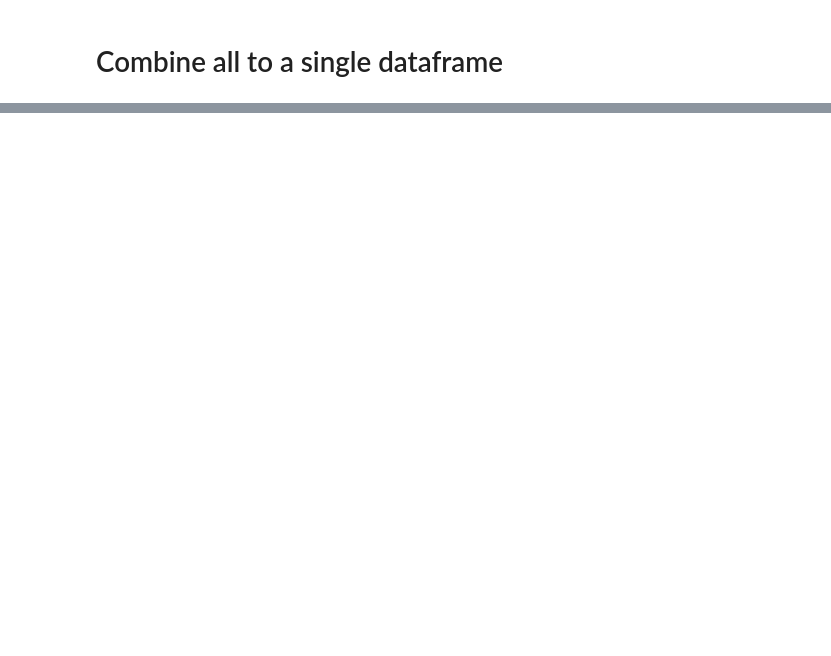
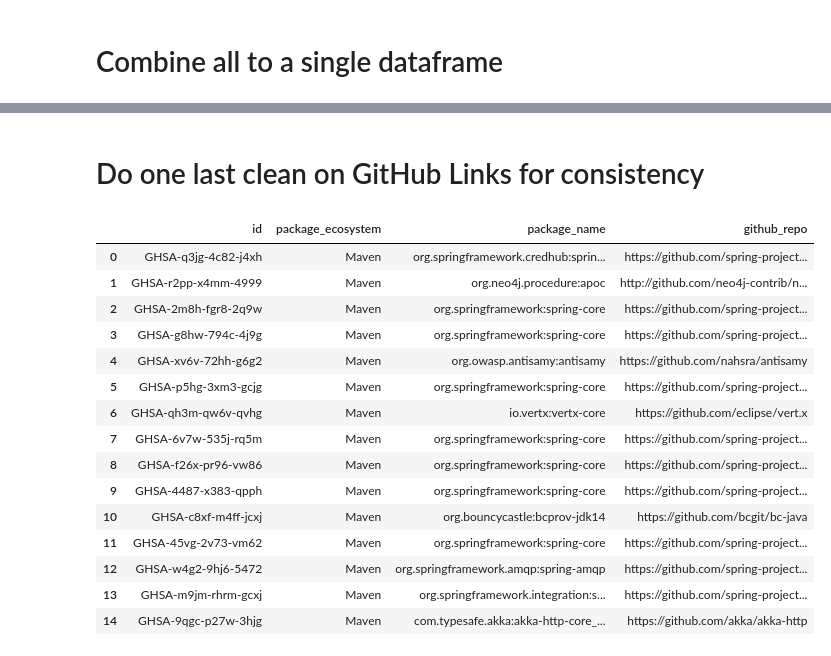
Before and after one commit to tdunlap607/ghsa-source-code-link-backfill, a Jupyter notebook: find_missing_source_code_link.ipynb, the cells around one changed output, grey strips where cells are left out. Saved outputs shown, nothing was run; the diff lists cells and outputs as text; code cells hidden in the pictures; blank space fills up the shorter version.

Commit message:
Code and readme cleaning

```diff
--- a/find_missing_source_code_link.ipynb
+++ b/find_missing_source_code_link.ipynb
@@ -795,0 +882,2 @@ print(f"Final Found: {final_missing.id.nunique()}\n")
+# %% [markdown]
+# Do one last clean on GitHub Links for consistency
@@ -796,3 +886,22 @@ print(f"Final Found: {final_missing.id.nunique()}\n")
+# %%
+final_missing.head(n=15)
+# %% [output]
+|  | id | package_ecosystem | package_name | github_repo |
+| 0 | GHSA-q3jg-4c82-j4xh | Maven | org.springframework.credhub:sprin... | https://github.com/spring-project... |
+| 1 | GHSA-r2pp-x4mm-4999 | Maven | org.neo4j.procedure:apoc | http://github.com/neo4j-contrib/n... |
+| 2 | GHSA-2m8h-fgr8-2q9w | Maven | org.springframework:spring-core | https://github.com/spring-project... |
+| 3 | GHSA-g8hw-794c-4j9g | Maven | org.springframework:spring-core | https://github.com/spring-project... |
+| 4 | GHSA-xv6v-72hh-g6g2 | Maven | org.owasp.antisamy:antisamy | https://github.com/nahsra/antisamy |
+| 5 | GHSA-p5hg-3xm3-gcjg | Maven | org.springframework:spring-core | https://github.com/spring-project... |
+| 6 | GHSA-qh3m-qw6v-qvhg | Maven | io.vertx:vertx-core | https://github.com/eclipse/vert.x |
+| 7 | GHSA-6v7w-535j-rq5m | Maven | org.springframework:spring-core | https://github.com/spring-project... |
+| 8 | GHSA-f26x-pr96-vw86 | Maven | org.springframework:spring-core | https://github.com/spring-project... |
+| 9 | GHSA-4487-x383-qpph | Maven | org.springframework:spring-core | https://github.com/spring-project... |
+| 10 | GHSA-c8xf-m4ff-jcxj | Maven | org.bouncycastle:bcprov-jdk14 | https://github.com/bcgit/bc-java |
+| 11 | GHSA-45vg-2v73-vm62 | Maven | org.springframework:spring-core | https://github.com/spring-project... |
+| 12 | GHSA-w4g2-9hj6-5472 | Maven | org.springframework.amqp:spring-amqp | https://github.com/spring-project... |
+| 13 | GHSA-m9jm-rhrm-gcxj | Maven | org.springframework.integration:s... | https://github.com/spring-project... |
+| 14 | GHSA-9qgc-p27w-3hjg | Maven | com.typesafe.akka:akka-http-core_... | https://github.com/akka/akka-http |
 # %%
 # create a breakdown of ecosystem info
 breakdowns_missing = ghsa_missing_GH_repo.package_ecosystem.value_counts().to_frame().reset_index(drop=False)
```
Also changed, not shown: parts of 19 cells of this notebook, 3 other files.
